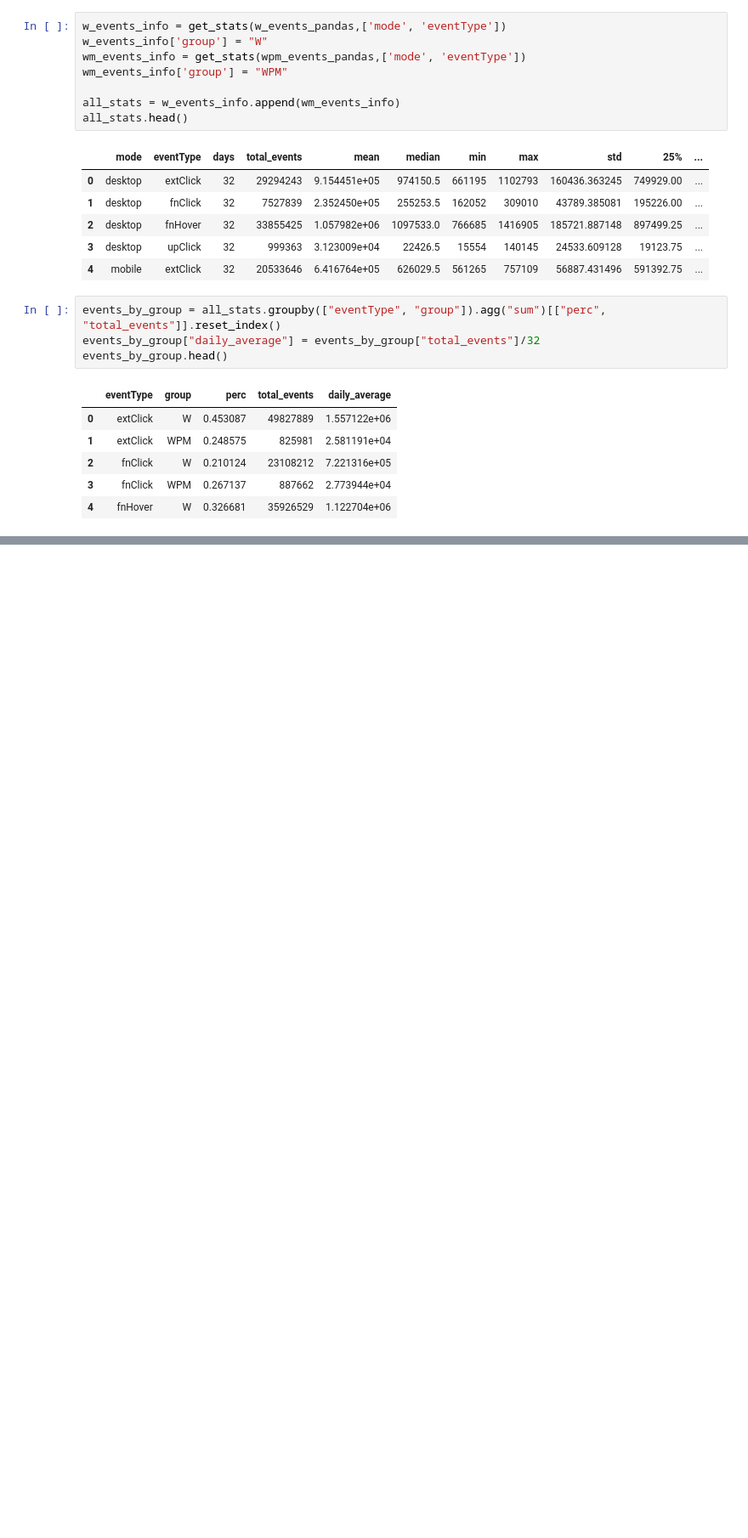
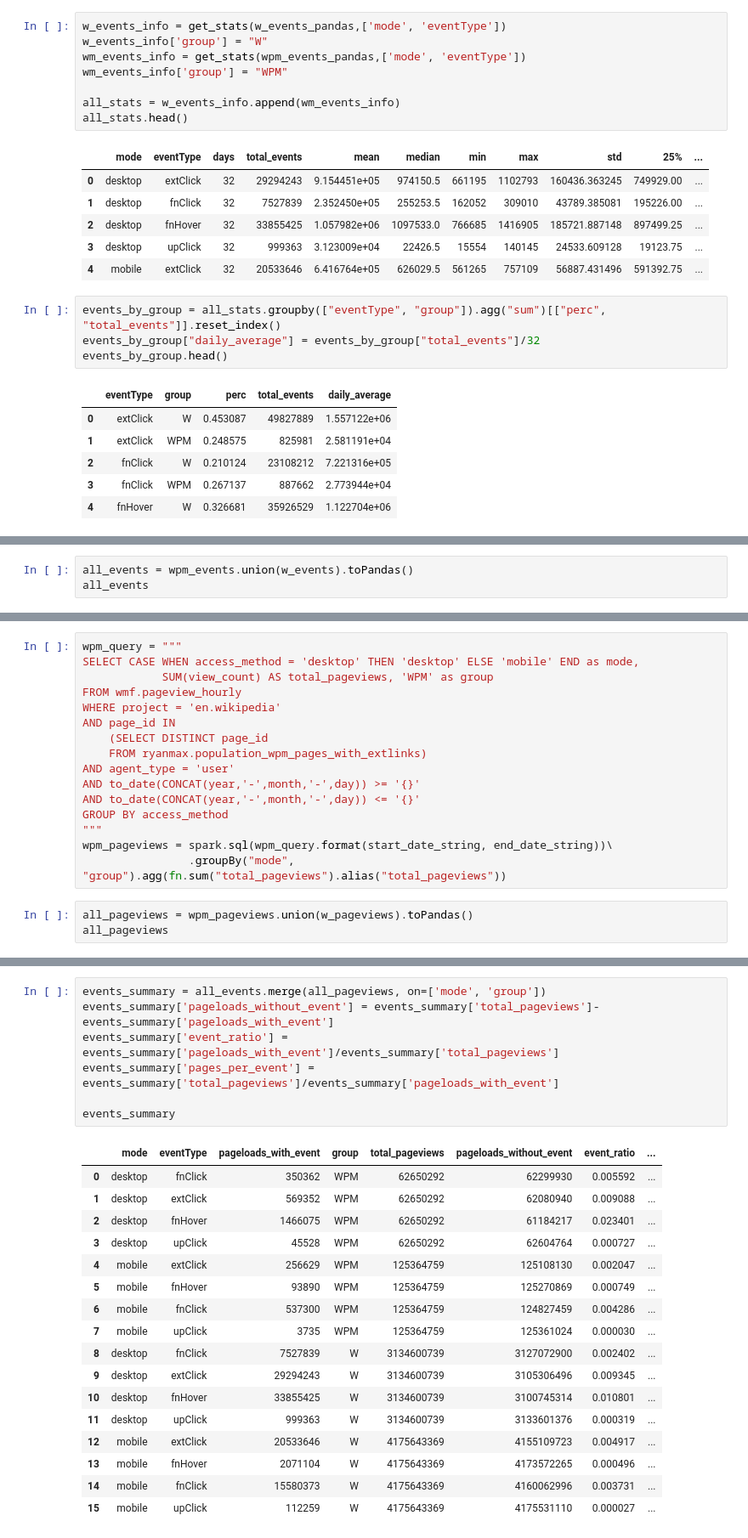
Before and after one commit to elifesciences-publications/wiki-citation-usage, a Jupyter notebook: notebooks/events--overview.ipynb, the cells around one changed output, grey strips where cells are left out. Shown at 85% size. Saved outputs shown, nothing was run; the diff lists cells and outputs as text; blank space fills up the shorter version.

```diff
--- a/notebooks/events--overview.ipynb
+++ b/notebooks/events--overview.ipynb
@@ -351,0 +425,3 @@ plt.savefig("events_distribution.pdf")
+# %%
+all_events = wpm_events.union(w_events).toPandas()
+all_events
@@ -351,0 +466,19 @@ plt.savefig("events_distribution.pdf")
+# %%
+wpm_query = """
+SELECT CASE WHEN access_method = 'desktop' THEN 'desktop' ELSE 'mobile' END as mode,
+            SUM(view_count) AS total_pageviews, 'WPM' as group
+FROM wmf.pageview_hourly
+WHERE project = 'en.wikipedia'
+AND page_id IN
+    (SELECT DISTINCT page_id
+    FROM ryanmax.population_wpm_pages_with_extlinks)
+AND agent_type = 'user'
+AND to_date(CONCAT(year,'-',month,'-',day)) >= '{}'
+AND to_date(CONCAT(year,'-',month,'-',day)) <= '{}'
+GROUP BY access_method
+"""
+wpm_pageviews = spark.sql(wpm_query.format(start_date_string, end_date_string))\
+                .groupBy("mode", "group").agg(fn.sum("total_pageviews").alias("total_pageviews"))
+# %%
+all_pageviews = wpm_pageviews.union(w_pageviews).toPandas()
+all_pageviews
@@ -351,0 +491,25 @@ plt.savefig("events_distribution.pdf")
+# %%
+events_summary = all_events.merge(all_pageviews, on=['mode', 'group'])
+events_summary['pageloads_without_event'] = events_summary['total_pageviews']-events_summary['pageloads_with_event']
+events_summary['event_ratio'] = events_summary['pageloads_with_event']/events_summary['total_pageviews']
+events_summary['pages_per_event'] = events_summary['total_pageviews']/events_summary['pageloads_with_event']
+
+events_summary
+# %% [output]
+|  | mode | eventType | pageloads_with_event | group | total_pageviews | pageloads_without_event | event_ratio | ... |
+| 0 | desktop | fnClick | 350362 | WPM | 62650292 | 62299930 | 0.005592 | ... |
+| 1 | desktop | extClick | 569352 | WPM | 62650292 | 62080940 | 0.009088 | ... |
+| 2 | desktop | fnHover | 1466075 | WPM | 62650292 | 61184217 | 0.023401 | ... |
+| 3 | desktop | upClick | 45528 | WPM | 62650292 | 62604764 | 0.000727 | ... |
+| 4 | mobile | extClick | 256629 | WPM | 125364759 | 125108130 | 0.002047 | ... |
+| 5 | mobile | fnHover | 93890 | WPM | 125364759 | 125270869 | 0.000749 | ... |
+| 6 | mobile | fnClick | 537300 | WPM | 125364759 | 124827459 | 0.004286 | ... |
+| 7 | mobile | upClick | 3735 | WPM | 125364759 | 125361024 | 0.000030 | ... |
+| 8 | desktop | fnClick | 7527839 | W | 3134600739 | 3127072900 | 0.002402 | ... |
+| 9 | desktop | extClick | 29294243 | W | 3134600739 | 3105306496 | 0.009345 | ... |
+| 10 | desktop | fnHover | 33855425 | W | 3134600739 | 3100745314 | 0.010801 | ... |
+| 11 | desktop | upClick | 999363 | W | 3134600739 | 3133601376 | 0.000319 | ... |
+| 12 | mobile | extClick | 20533646 | W | 4175643369 | 4155109723 | 0.004917 | ... |
+| 13 | mobile | fnHover | 2071104 | W | 4175643369 | 4173572265 | 0.000496 | ... |
+| 14 | mobile | fnClick | 15580373 | W | 4175643369 | 4160062996 | 0.003731 | ... |
+| 15 | mobile | upClick | 112259 | W | 4175643369 | 4175531110 | 0.000027 | ... |
```
Also changed, not shown: parts of 9 cells of this notebook, 3 other files.
